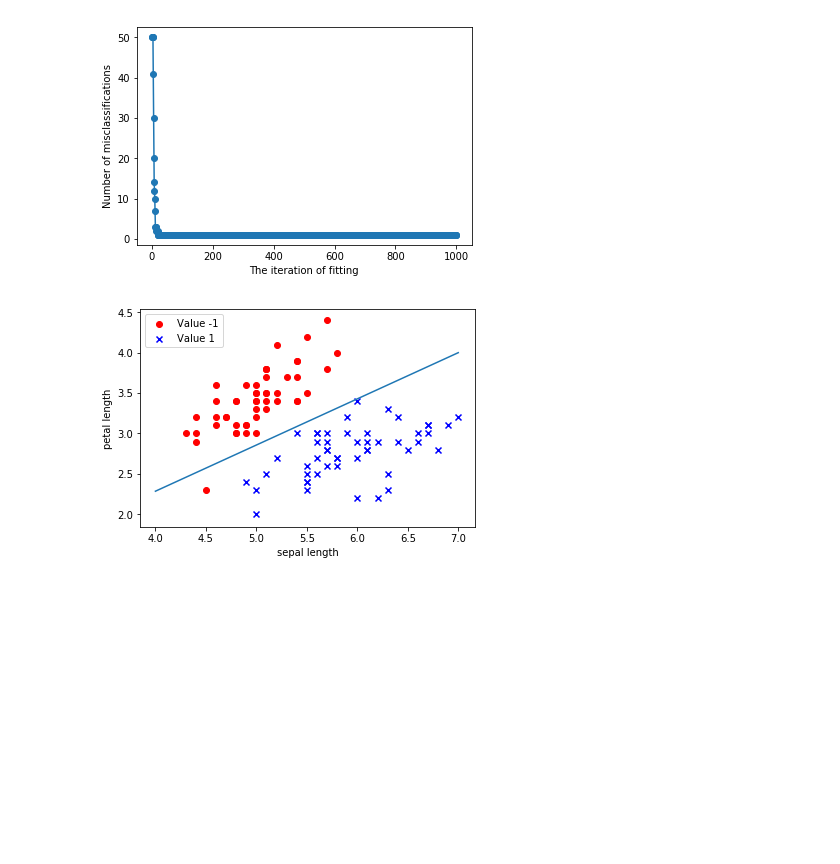
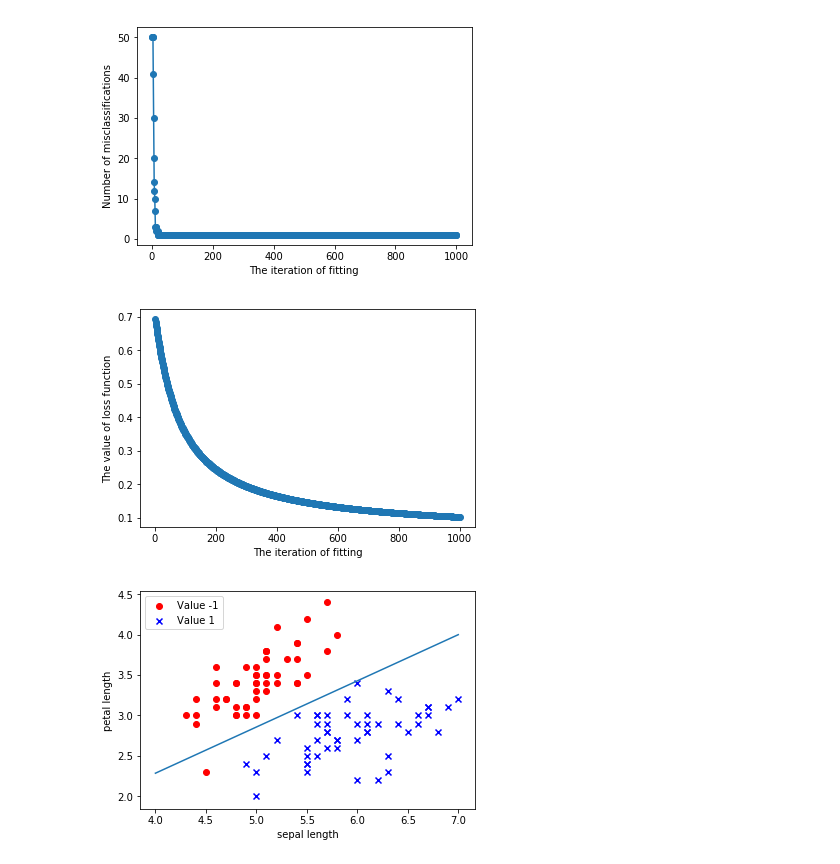
Before and after one commit to wkCircle/DA_group, a Jupyter notebook: week_8/LogisticRegression.ipynb, the cells around one changed output. Saved outputs shown, nothing was run; the diff lists cells and outputs as text; code cells hidden in the pictures; blank space fills up the shorter version.

```diff
--- a/week_8/LogisticRegression.ipynb
+++ b/week_8/LogisticRegression.ipynb
@@ -59,6 +54,7 @@ class LogisticRegression():
         self.lr = lr
         self.n_iter = n_iter
         self.errors_= []
+        self.loss_ = []
 
     def sigmoid(self,z):
         return 1/(1+np.exp(-z))
@@ -73,6 +69,7 @@ class LogisticRegression():
             difference = y - current_prediction
             error = (np.absolute(difference)/2).sum()
             self.errors_.append(error)
+            self.loss_.append(self.loss_fun(X,y))
             self.theta = self.theta - self.lr * self.gradient(X,y)
 
     def gradient(self,X,y):
@@ -93,4 +90,11 @@ plt.ylabel('Number of misclassifications')
 plt.show()
 # %% [output]
 [figure]
+# %%
+plt.plot(range(1, len(model.loss_) + 1), model.loss_,marker='o')
+plt.xlabel('The iteration of fitting')
+plt.ylabel('The value of loss function')
+plt.show()
+# %% [output]
+[figure, added]
 # %%
```
Also changed, not shown: parts of 6 cells of this notebook.
